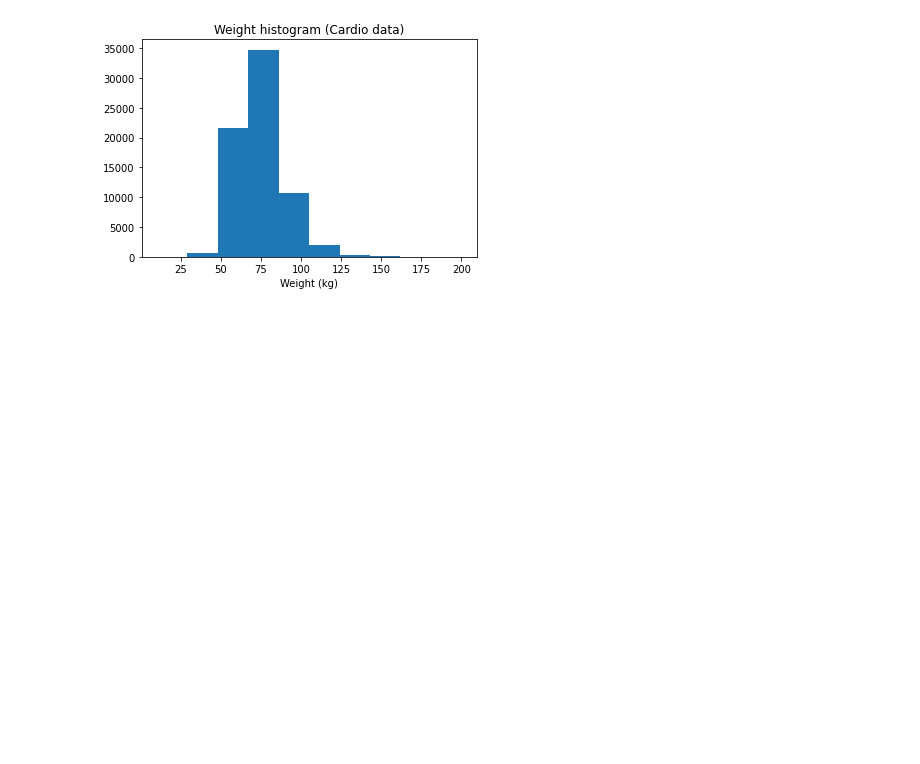
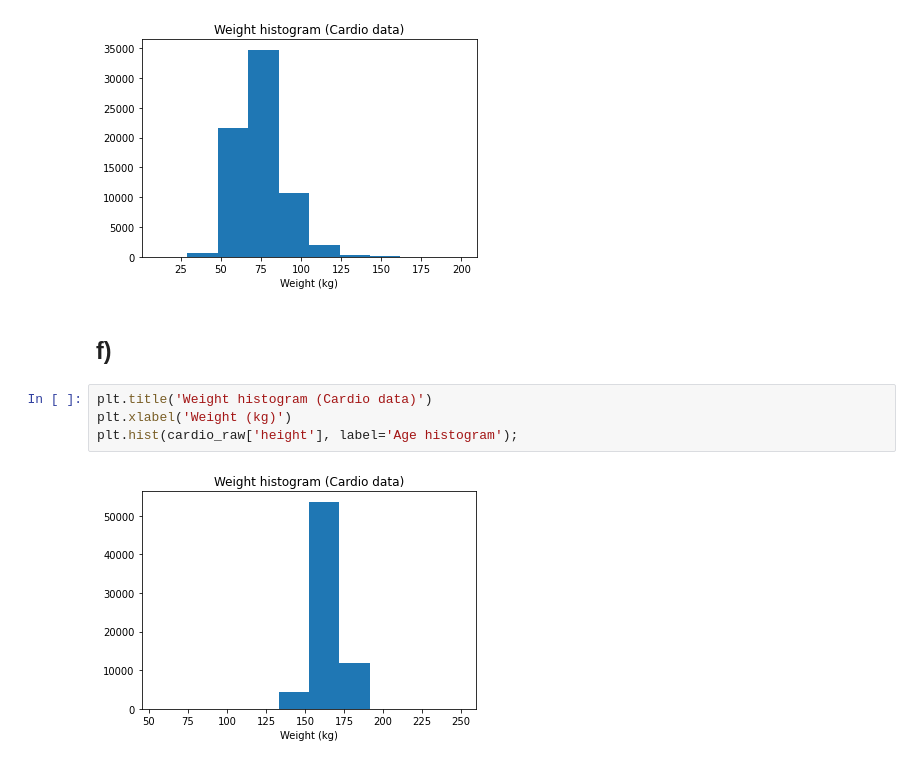
Before and after one commit to felix-tjernberg/machine-learning, a Jupyter notebook: lab/2-0-eda.ipynb, the cells around one changed output. Drawn from its saved outputs; the diff is of its cells as text; blank space fills up the shorter version.

```diff
--- a/lab/2-0-eda.ipynb
+++ b/lab/2-0-eda.ipynb
@@ -97,3 +97,11 @@ plt.xlabel('Weight (kg)')
 plt.hist(cardio_raw['weight'], label='Age histogram');
 # %% [output]
 [figure]
+# %% [markdown]
+## f)
+# %%
+plt.title('Weight histogram (Cardio data)')
+plt.xlabel('Weight (kg)')
+plt.hist(cardio_raw['height'], label='Age histogram');
+# %% [output]
+[figure, added]
```
